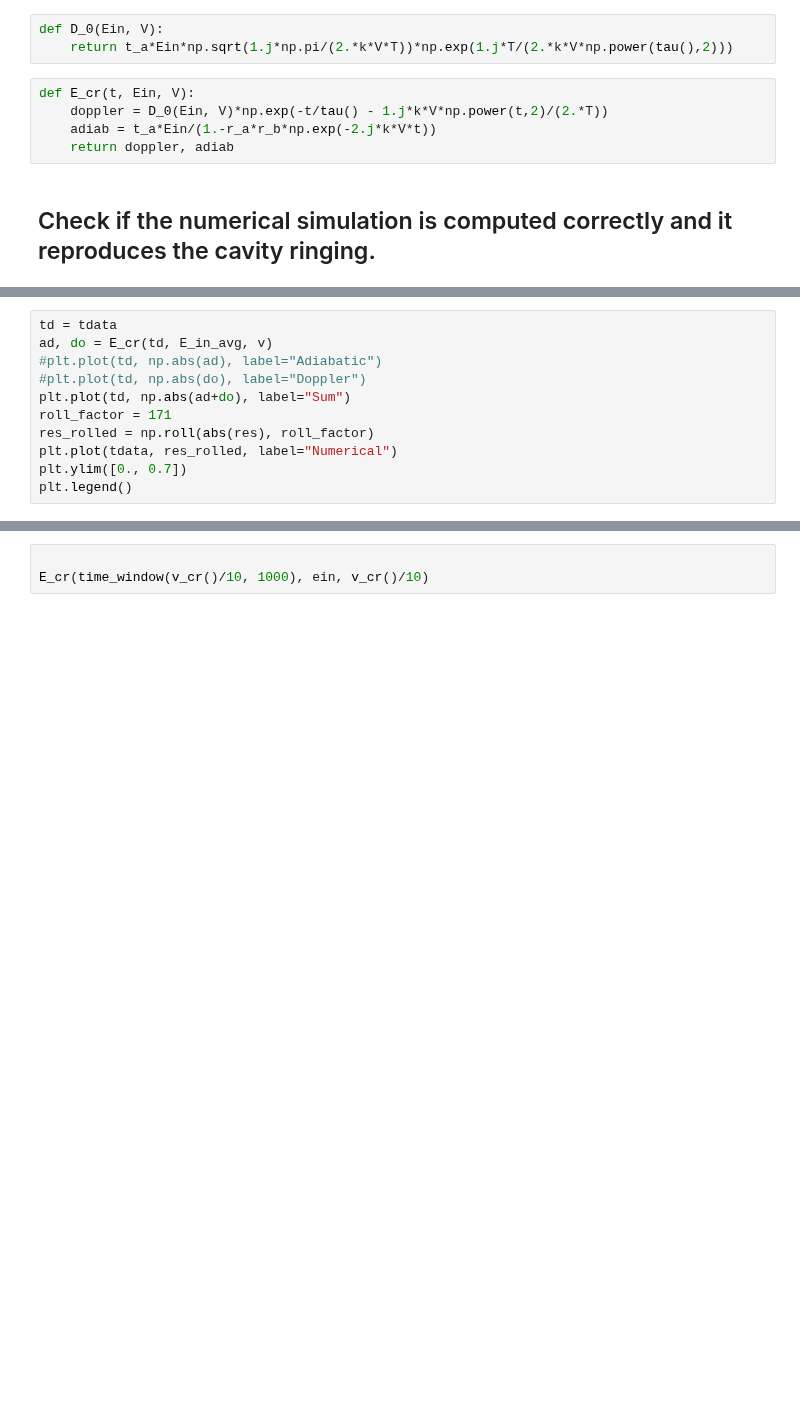
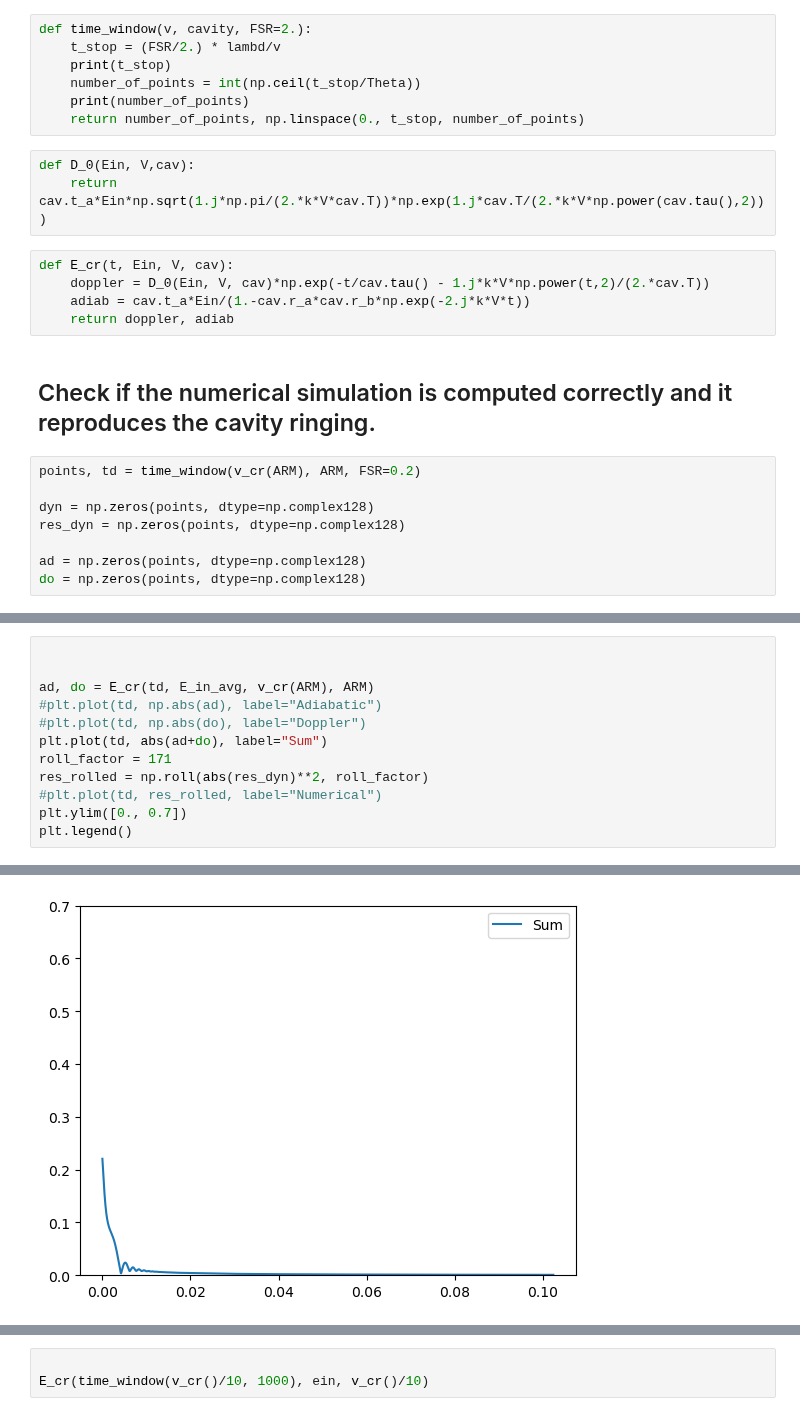
Before and after one commit to matib12/oreonspy, a Jupyter notebook: nb/FP cavity dynamics.ipynb, the cells around one changed output, grey strips where cells are left out. Cells and saved outputs as stored; diff of their text form; blank space fills up the shorter version.

```diff
--- a/nb/FP cavity dynamics.ipynb
+++ b/nb/FP cavity dynamics.ipynb
@@ -472,10 +534,25 @@ $T$ is half of the round-trip time
+# %%
+def time_window(v, cavity, FSR=2.):
+    t_stop = (FSR/2.) * lambd/v
+    print(t_stop)
+    number_of_points = int(np.ceil(t_stop/Theta))
+    print(number_of_points)
+    return number_of_points, np.linspace(0., t_stop, number_of_points)
 # %%
-def D_0(Ein, V):
-    return t_a*Ein*np.sqrt(1.j*np.pi/(2.*k*V*T))*np.exp(1.j*T/(2.*k*V*np.power(tau(),2)))
+def D_0(Ein, V,cav):
+    return cav.t_a*Ein*np.sqrt(1.j*np.pi/(2.*k*V*cav.T))*np.exp(1.j*cav.T/(2.*k*V*np.power(cav.tau(),2)))
 # %%
-def E_cr(t, Ein, V):
-    doppler = D_0(Ein, V)*np.exp(-t/tau() - 1.j*k*V*np.power(t,2)/(2.*T))
-    adiab = t_a*Ein/(1.-r_a*r_b*np.exp(-2.j*k*V*t))
+def E_cr(t, Ein, V, cav):
+    doppler = D_0(Ein, V, cav)*np.exp(-t/cav.tau() - 1.j*k*V*np.power(t,2)/(2.*cav.T))
+    adiab = cav.t_a*Ein/(1.-cav.r_a*cav.r_b*np.exp(-2.j*k*V*t))
     return doppler, adiab
 # %% [markdown]
 ## Check if the numerical simulation is computed correctly and it reproduces the cavity ringing.
+# %%
+points, td = time_window(v_cr(ARM), ARM, FSR=0.2)
+
+dyn = np.zeros(points, dtype=np.complex128)
+res_dyn = np.zeros(points, dtype=np.complex128)
+
+ad = np.zeros(points, dtype=np.complex128)
+do = np.zeros(points, dtype=np.complex128)
@@ -482,11 +592,13 @@ def E_cr(t, Ein, V):
 # %%
-td = tdata
-ad, do = E_cr(td, E_in_avg, v)
+
+
+ad, do = E_cr(td, E_in_avg, v_cr(ARM), ARM)
 #plt.plot(td, np.abs(ad), label="Adiabatic")
 #plt.plot(td, np.abs(do), label="Doppler")
-plt.plot(td, np.abs(ad+do), label="Sum")
+plt.plot(td, abs(ad+do), label="Sum")
 roll_factor = 171
-res_rolled = np.roll(abs(res), roll_factor)
-plt.plot(tdata, res_rolled, label="Numerical")
+res_rolled = np.roll(abs(res_dyn)**2, roll_factor)
+#plt.plot(td, res_rolled, label="Numerical")
 plt.ylim([0., 0.7])
 plt.legend()
+# %% [output]
@@ -492,0 +606 @@ plt.legend()
+[figure, added]
```
Also changed, not shown: parts of 23 cells of this notebook.
